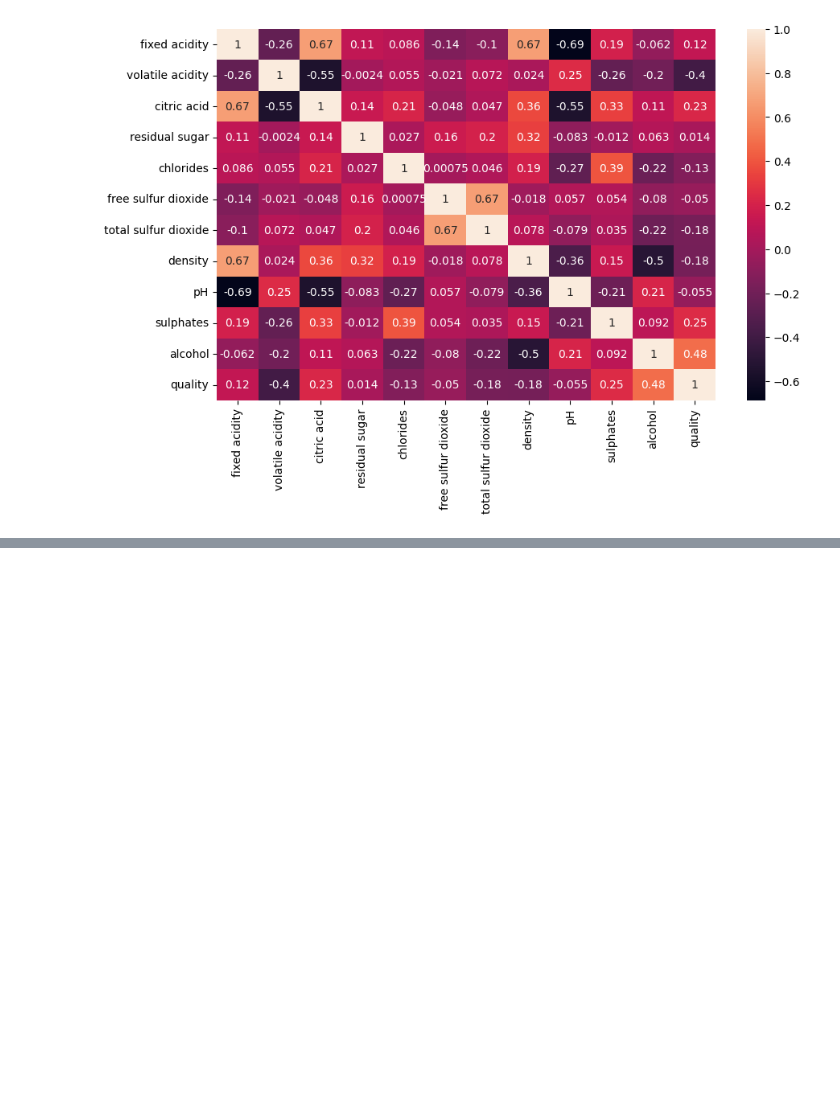
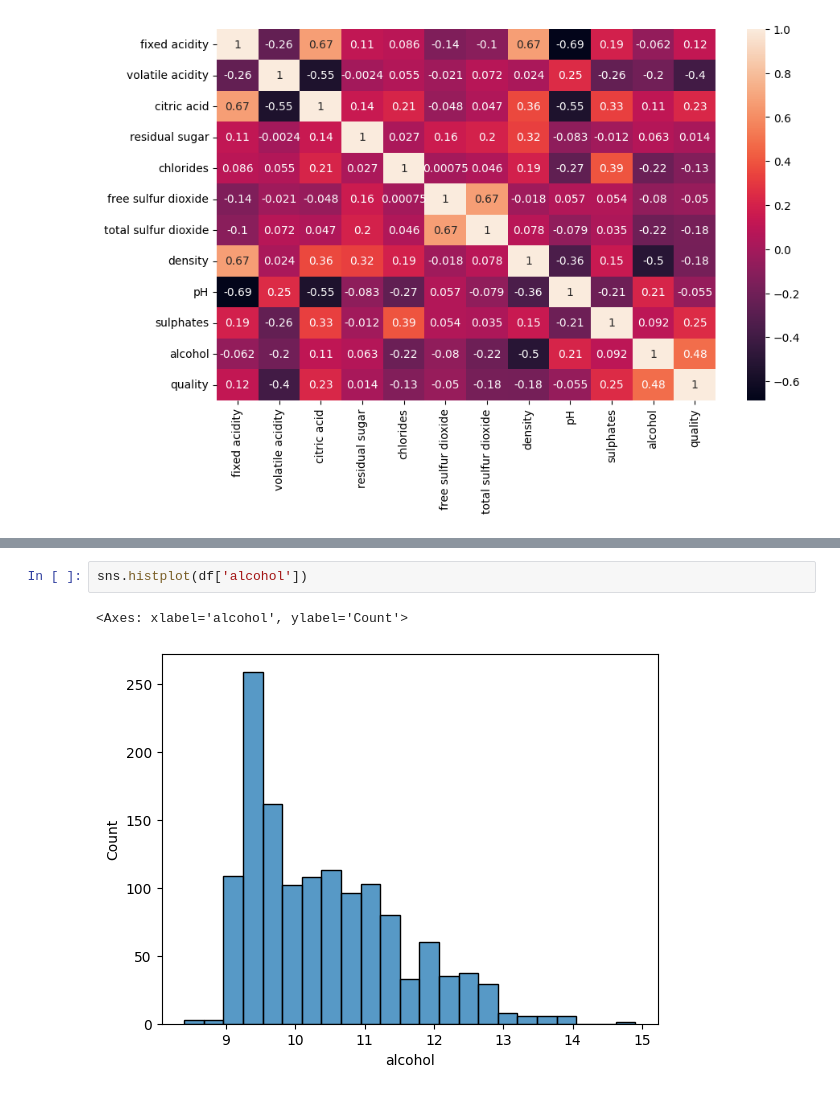
Before and after one commit to pashupatinathvidyarthi/Data-Science-Machine-Learning-Deep-Learning-and-NLP, a Jupyter notebook: Python/EDA/lec01.ipynb, the cells around one changed output, grey strips where cells are left out. Drawn from its saved outputs; the diff is of its cells as text; blank space fills up the shorter version.

```diff
--- a/Python/EDA/lec01.ipynb
+++ b/Python/EDA/lec01.ipynb
@@ -240,0 +257,5 @@ df.quality.value_counts().plot(kind='bar')
+# %%
+sns.histplot(df['alcohol'])
+# %% [output]
+<Axes: xlabel='alcohol', ylabel='Count'>
+[figure, added]
```
Also changed, not shown: parts of 5 cells of this notebook.
